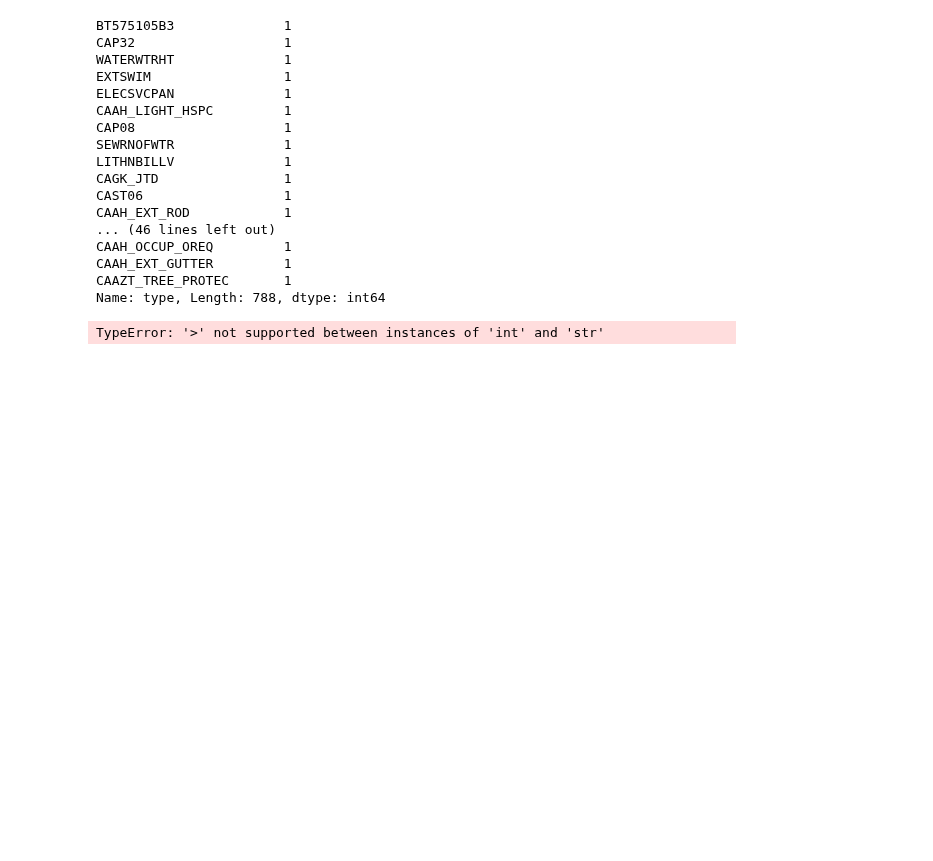
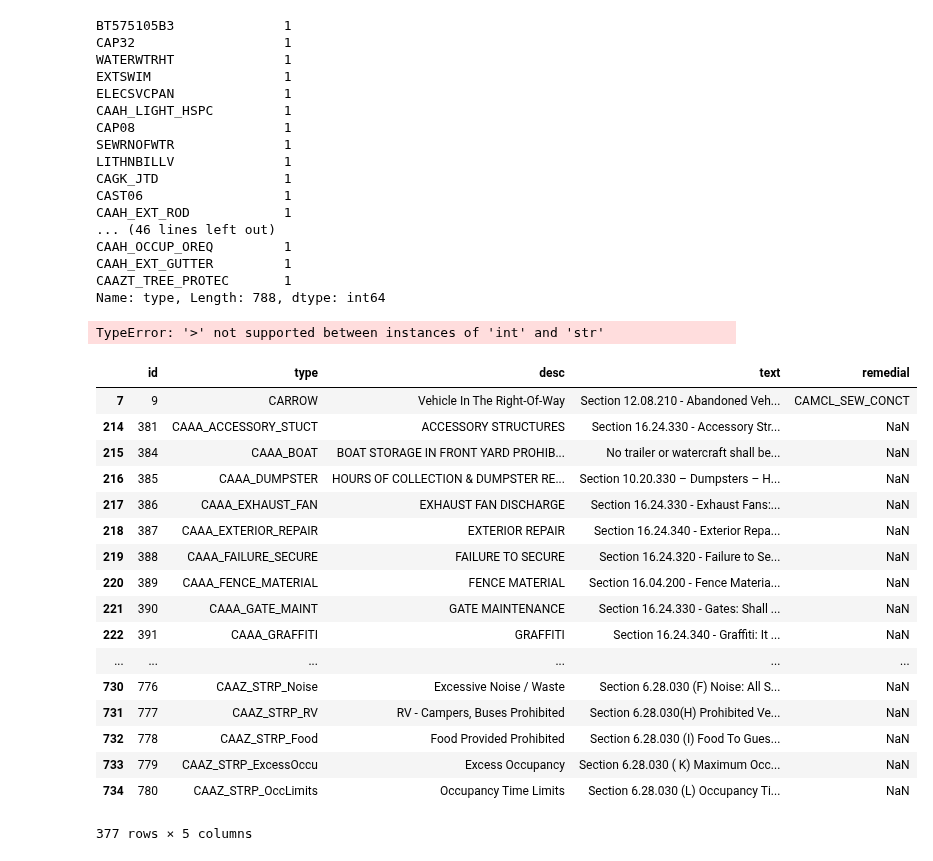
Before and after one commit to DEREJEGETU/data-question-2, a Jupyter notebook: Codes_testing.ipynb, the cells around one changed output. Drawn from its saved outputs; the diff is of its cells as text; code cells hidden in the pictures; blank space fills up the shorter version.

```diff
--- a/Codes_testing.ipynb
+++ b/Codes_testing.ipynb
@@ -179,3 +179,24 @@ Name: type, Length: 788, dtype: int64
 violations_renamed.sort_values(by = "type")
 # %% [output]
 TypeError: '>' not supported between instances of 'int' and 'str'
+# %%
+violations_renamed[violations_renamed.type.str.startswith("CA", na=False)]
+# %% [output]
+|  | id | type | desc | text | remedial |
+| 7 | 9 | CARROW | Vehicle In The Right-Of-Way | Section 12.08.210 - Abandoned Veh... | CAMCL_SEW_CONCT |
+| 214 | 381 | CAAA_ACCESSORY_STUCT | ACCESSORY STRUCTURES | Section 16.24.330 - Accessory Str... | NaN |
+| 215 | 384 | CAAA_BOAT | BOAT STORAGE IN FRONT YARD PROHIB... | No trailer or watercraft shall be... | NaN |
+| 216 | 385 | CAAA_DUMPSTER | HOURS OF COLLECTION & DUMPSTER RE... | Section 10.20.330 – Dumpsters – H... | NaN |
+| 217 | 386 | CAAA_EXHAUST_FAN | EXHAUST FAN DISCHARGE | Section 16.24.330 - Exhaust Fans:... | NaN |
+| 218 | 387 | CAAA_EXTERIOR_REPAIR | EXTERIOR REPAIR | Section 16.24.340 - Exterior Repa... | NaN |
+| 219 | 388 | CAAA_FAILURE_SECURE | FAILURE TO SECURE | Section 16.24.320 - Failure to Se... | NaN |
+| 220 | 389 | CAAA_FENCE_MATERIAL | FENCE MATERIAL | Section 16.04.200 - Fence Materia... | NaN |
+| 221 | 390 | CAAA_GATE_MAINT | GATE MAINTENANCE | Section 16.24.330 - Gates: Shall ... | NaN |
+| 222 | 391 | CAAA_GRAFFITI | GRAFFITI | Section 16.24.340 - Graffiti: It ... | NaN |
+| ... | ... | ... | ... | ... | ... |
+| 730 | 776 | CAAZ_STRP_Noise | Excessive Noise / Waste | Section 6.28.030 (F) Noise: All S... | NaN |
+| 731 | 777 | CAAZ_STRP_RV | RV - Campers, Buses Prohibited | Section 6.28.030(H) Prohibited Ve... | NaN |
+| 732 | 778 | CAAZ_STRP_Food | Food Provided Prohibited | Section 6.28.030 (I) Food To Gues... | NaN |
+| 733 | 779 | CAAZ_STRP_ExcessOccu | Excess Occupancy | Section 6.28.030 ( K) Maximum Occ... | NaN |
+| 734 | 780 | CAAZ_STRP_OccLimits | Occupancy Time Limits | Section 6.28.030 (L) Occupancy Ti... | NaN |
+377 rows × 5 columns
```
Also changed, not shown: parts of 15 cells of this notebook.
